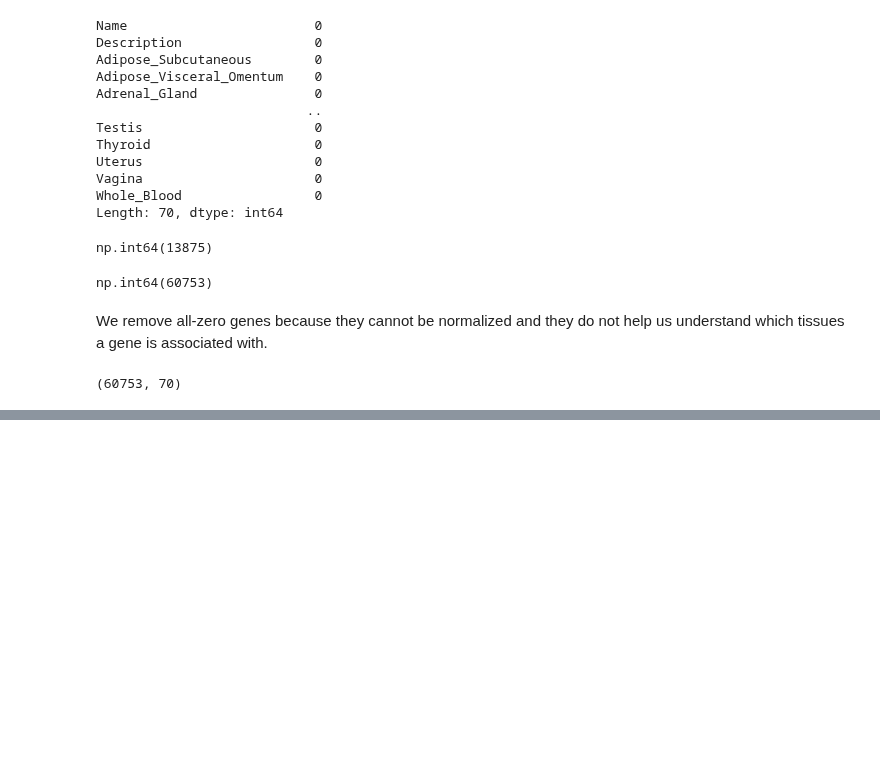
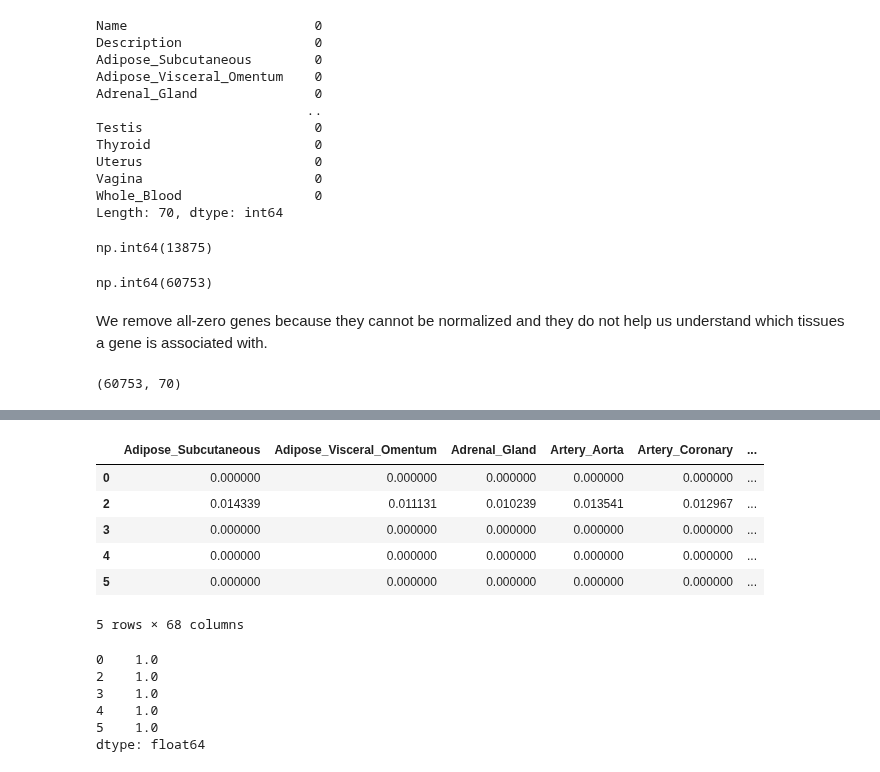
Before and after one commit to ElMehdi02/GTEx-gene-expression-research, a Jupyter notebook: notebook/data_exploration1.ipynb, the cells around one changed output, grey strips where cells are left out. Drawn from its saved outputs; the diff is of its cells as text; code cells hidden in the pictures; blank space fills up the shorter version.

```diff
--- a/notebook/data_exploration1.ipynb
+++ b/notebook/data_exploration1.ipynb
@@ -258,0 +263,29 @@ gene_tissue_table.shape
+# %%
+# get only the tissue values
+expression_table = gene_tissue_table[tissue_cols]
+
+# get the total expression for each gene
+gene_total = expression_table.sum(axis=1)
+
+# divide each tissue value by the total for that gene
+normaliz_expression = expression_table.div(gene_total, axis=0)
+# %%
+normaliz_expression.head()
+# %% [output]
+|  | Adipose_Subcutaneous | Adipose_Visceral_Omentum | Adrenal_Gland | Artery_Aorta | Artery_Coronary | ... |
+| 0 | 0.000000 | 0.000000 | 0.000000 | 0.000000 | 0.000000 | ... |
+| 2 | 0.014339 | 0.011131 | 0.010239 | 0.013541 | 0.012967 | ... |
+| 3 | 0.000000 | 0.000000 | 0.000000 | 0.000000 | 0.000000 | ... |
+| 4 | 0.000000 | 0.000000 | 0.000000 | 0.000000 | 0.000000 | ... |
+| 5 | 0.000000 | 0.000000 | 0.000000 | 0.000000 | 0.000000 | ... |
+5 rows × 68 columns
+# %%
+# check if each gene adds up to 1
+normaliz_expression.sum(axis=1).head()
+# %% [output]
+0    1.0
+2    1.0
+3    1.0
+4    1.0
+5    1.0
+dtype: float64
```
Also changed, not shown: parts of 1 cell of this notebook.
